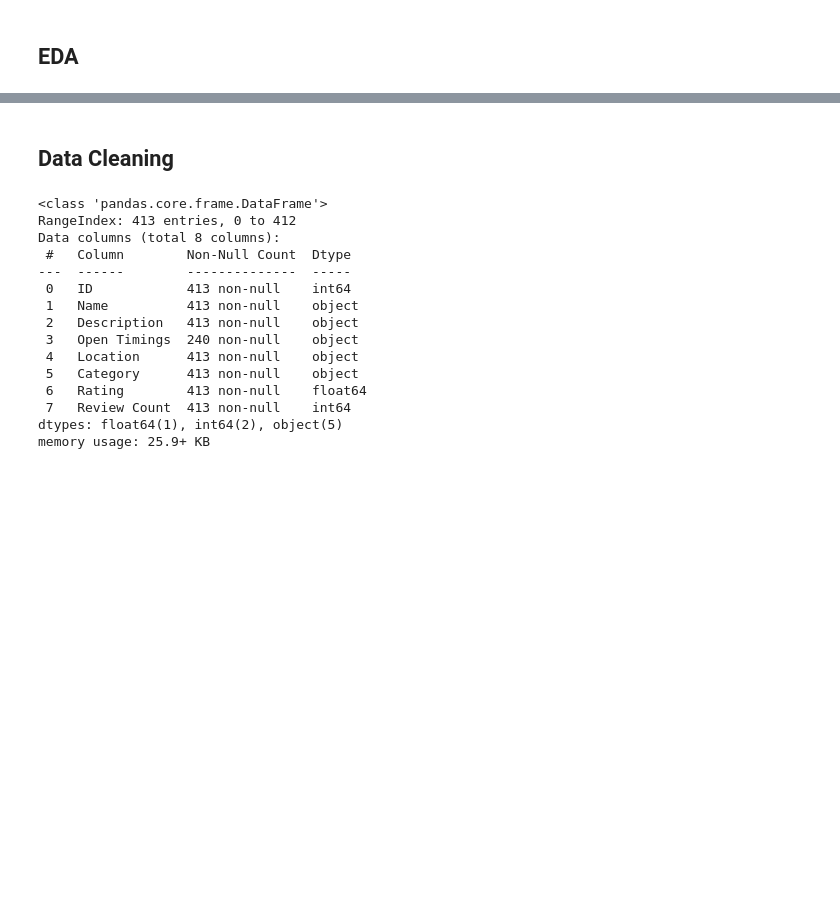
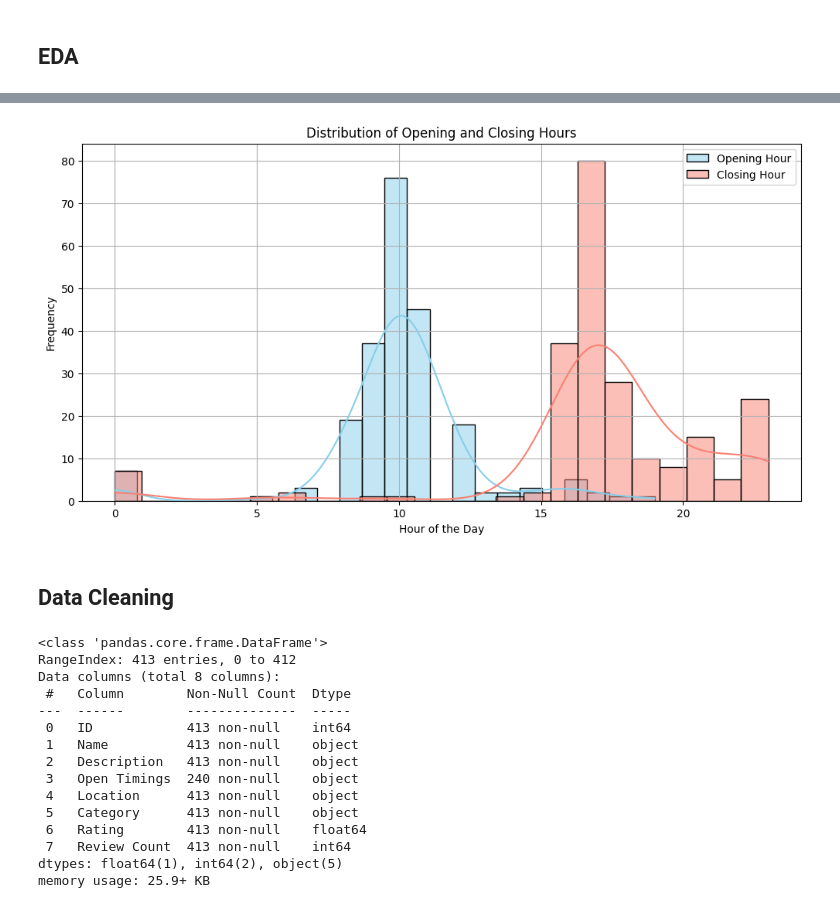
Before and after one commit to bhumikar12/Hidden-Gems-of-Ontario, a Jupyter notebook: Hidden-Gems-Of-Ontario.ipynb, the cells around one changed output, grey strips where cells are left out. Cells and saved outputs as stored; diff of their text form; code cells hidden in the pictures; blank space fills up the shorter version.

```diff
--- a/Hidden-Gems-Of-Ontario.ipynb
+++ b/Hidden-Gems-Of-Ontario.ipynb
@@ -25,3 +77,34 @@ df_attractions.head()
+# %%
+
+# Filter out rows with 'Temporarily closed' values
+filtered_df = df_attractions[df_attractions['Open Timings'] != 'Temporarily Closed']
+
+# Split the remaining strings into opening and closing hours
+open_close = filtered_df['Open Timings'].str.split(' - ', expand=True)
+
+# Convert opening and closing hours to datetime format
+filtered_df['Opening Hour'] = pd.to_datetime(open_close[0], format='%I:%M %p', errors='coerce').dt.time
+filtered_df['Closing Hour'] = pd.to_datetime(open_close[1], format='%I:%M %p', errors='coerce').dt.time
+
+# Drop rows with missing opening or closing hours
+filtered_df.dropna(subset=['Opening Hour', 'Closing Hour'], inplace=True)
+
+# Extract hour of the day for opening and closing times
+filtered_df['Opening Hour'] = filtered_df['Opening Hour'].apply(lambda x: x.hour)
+filtered_df['Closing Hour'] = filtered_df['Closing Hour'].apply(lambda x: x.hour)
+
+# Plot the distribution of opening and closing hours
+plt.figure(figsize=(12, 6))
+sns.histplot(filtered_df['Opening Hour'], bins=24, color='skyblue', kde=True, label='Opening Hour')
+sns.histplot(filtered_df['Closing Hour'], bins=24, color='salmon', kde=True, label='Closing Hour')
+plt.title('Distribution of Opening and Closing Hours')
+plt.xlabel('Hour of the Day')
+plt.ylabel('Frequency')
+plt.legend()
+plt.grid(True)
+plt.show()
+# %% [output]
+[figure, added]
 # %% [markdown]
 ## Data Cleaning
 # %%
```
Also changed, not shown: parts of 5 cells of this notebook, 1 other file.
